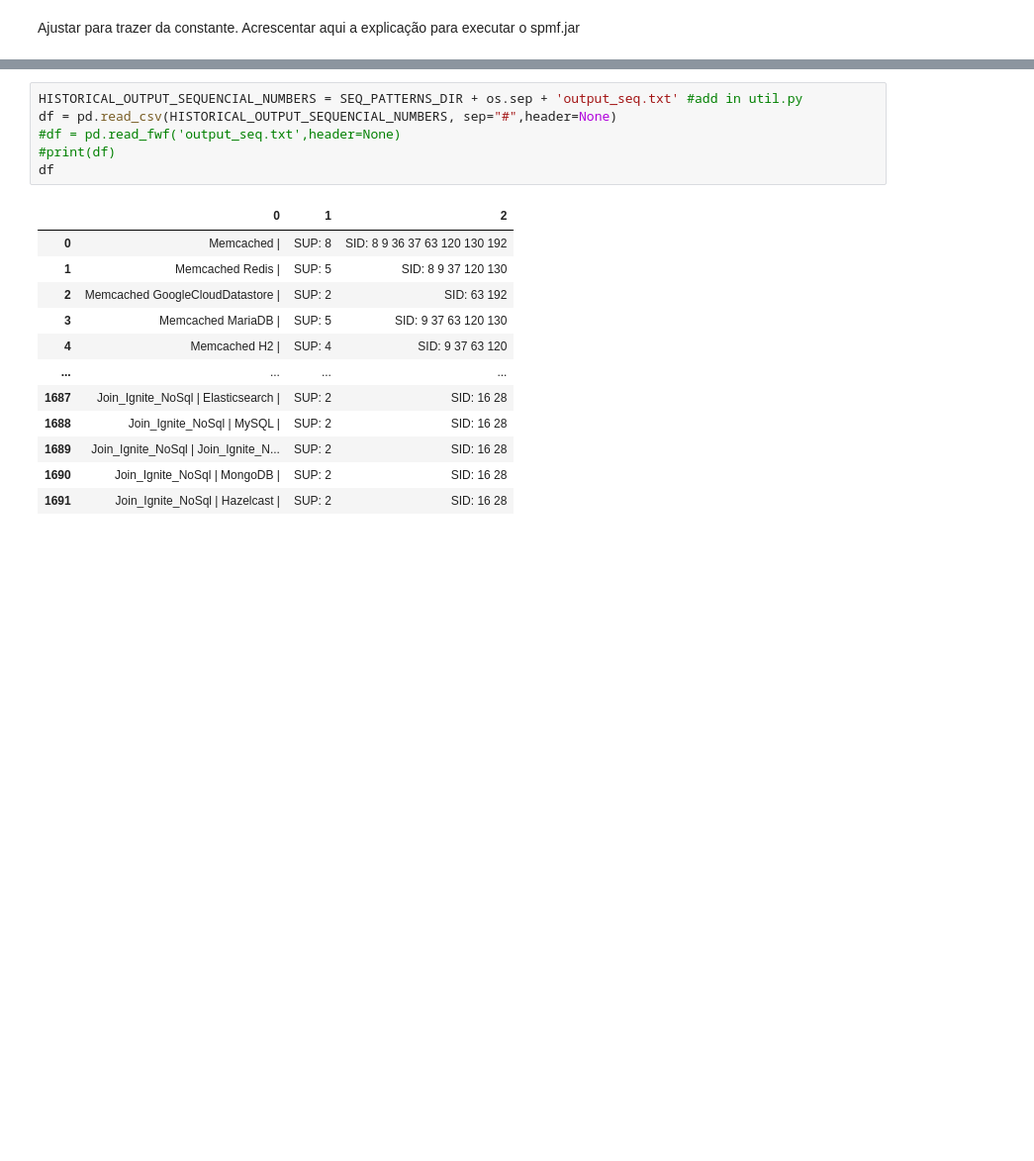
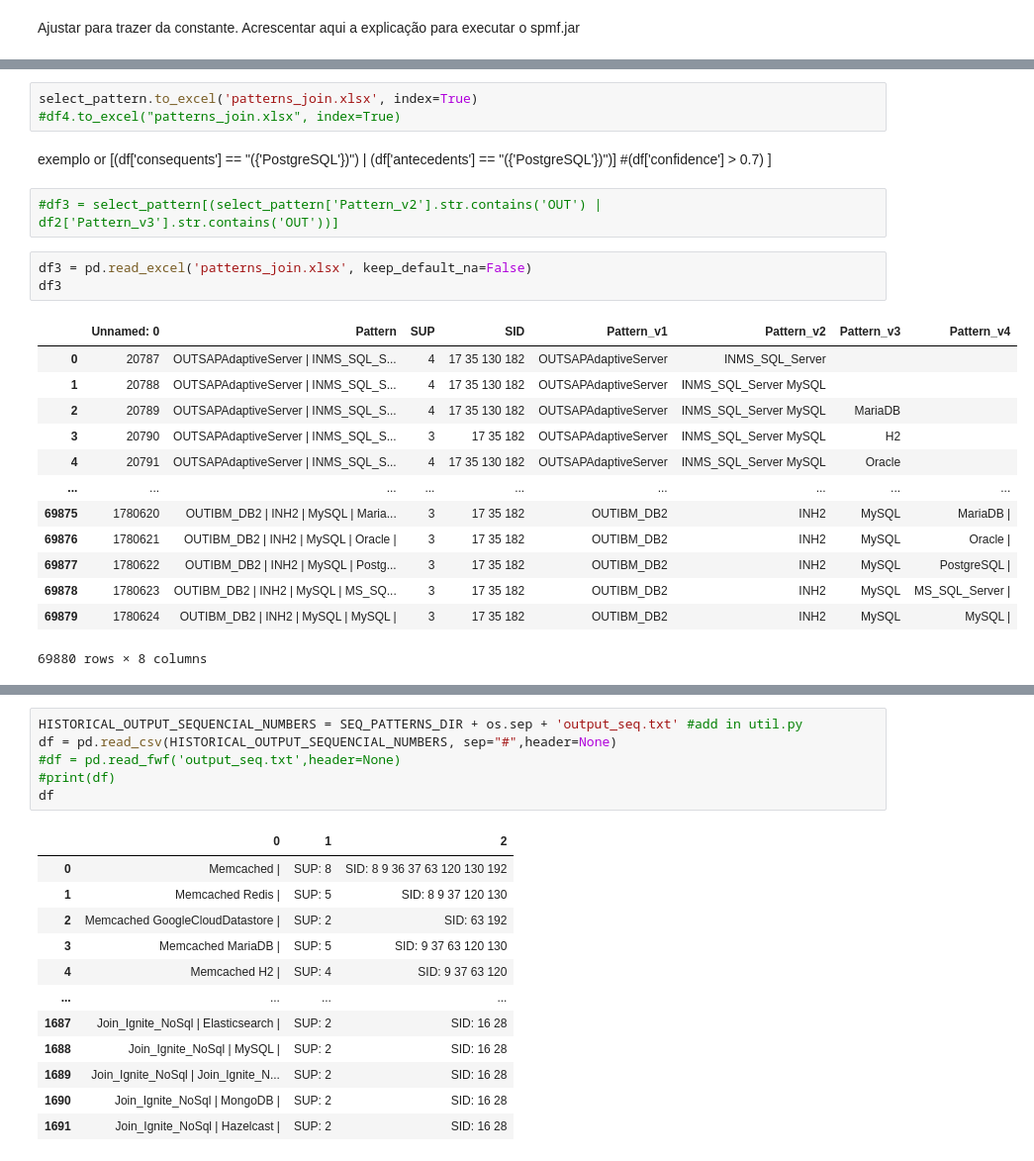
Before and after one commit to gems-uff/db-mining, a Jupyter notebook: src/results_seqpatterns.ipynb, the cells around one changed output, grey strips where cells are left out. Shown at 99% size. Cells and saved outputs as stored; diff of their text form; blank space fills up the shorter version.

```diff
--- a/src/results_seqpatterns.ipynb
+++ b/src/results_seqpatterns.ipynb
@@ -15,0 +130,25 @@ Ajustar para trazer da constante. Acrescentar aqui a explicação para executar
+# %%
+select_pattern.to_excel('patterns_join.xlsx', index=True)
+#df4.to_excel("patterns_join.xlsx", index=True)
+# %% [markdown]
+ exemplo or
+ [(df['consequents'] == "({'PostgreSQL'})") | (df['antecedents'] == "({'PostgreSQL'})")] #(df['confidence'] > 0.7) ]
+# %%
+#df3 = select_pattern[(select_pattern['Pattern_v2'].str.contains('OUT') | df2['Pattern_v3'].str.contains('OUT'))]
+# %%
+df3 = pd.read_excel('patterns_join.xlsx', keep_default_na=False)
+df3
+# %% [output]
+|  | Unnamed: 0 | Pattern | SUP | SID | Pattern_v1 | Pattern_v2 | Pattern_v3 | Pattern_v4 |
+| 0 | 20787 | OUTSAPAdaptiveServer | INMS_SQL_S... | 4 | 17 35 130 182 | OUTSAPAdaptiveServer | INMS_SQL_Server |  |  |
+| 1 | 20788 | OUTSAPAdaptiveServer | INMS_SQL_S... | 4 | 17 35 130 182 | OUTSAPAdaptiveServer | INMS_SQL_Server MySQL |  |  |
+| 2 | 20789 | OUTSAPAdaptiveServer | INMS_SQL_S... | 4 | 17 35 130 182 | OUTSAPAdaptiveServer | INMS_SQL_Server MySQL | MariaDB |  |
+| 3 | 20790 | OUTSAPAdaptiveServer | INMS_SQL_S... | 3 | 17 35 182 | OUTSAPAdaptiveServer | INMS_SQL_Server MySQL | H2 |  |
+| 4 | 20791 | OUTSAPAdaptiveServer | INMS_SQL_S... | 4 | 17 35 130 182 | OUTSAPAdaptiveServer | INMS_SQL_Server MySQL | Oracle |  |
+| ... | ... | ... | ... | ... | ... | ... | ... | ... |
+| 69875 | 1780620 | OUTIBM_DB2 | INH2 | MySQL | Maria... | 3 | 17 35 182 | OUTIBM_DB2 | INH2 | MySQL | MariaDB | |
+| 69876 | 1780621 | OUTIBM_DB2 | INH2 | MySQL | Oracle | | 3 | 17 35 182 | OUTIBM_DB2 | INH2 | MySQL | Oracle | |
+| 69877 | 1780622 | OUTIBM_DB2 | INH2 | MySQL | Postg... | 3 | 17 35 182 | OUTIBM_DB2 | INH2 | MySQL | PostgreSQL | |
+| 69878 | 1780623 | OUTIBM_DB2 | INH2 | MySQL | MS_SQ... | 3 | 17 35 182 | OUTIBM_DB2 | INH2 | MySQL | MS_SQL_Server | |
+| 69879 | 1780624 | OUTIBM_DB2 | INH2 | MySQL | MySQL | | 3 | 17 35 182 | OUTIBM_DB2 | INH2 | MySQL | MySQL | |
+69880 rows × 8 columns
```
Also changed, not shown: parts of 50 cells of this notebook, 2 other files.
